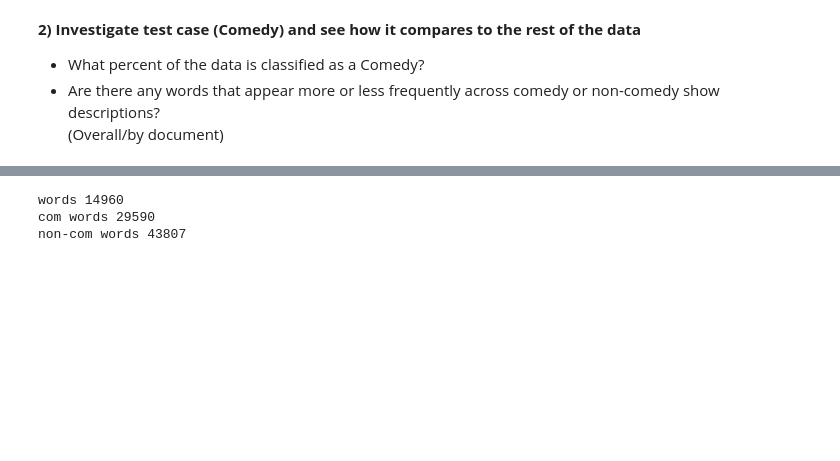
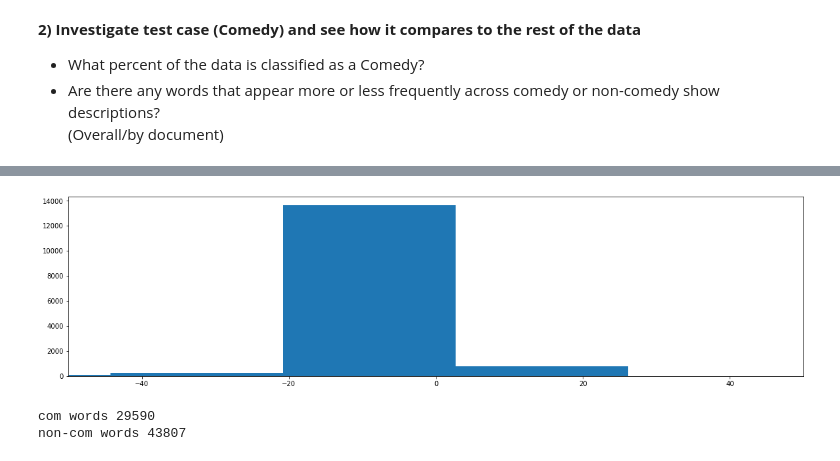
Before and after one commit to Johndsalas/netflix_genre_labeler, a Jupyter notebook: main.ipynb, the cells around one changed output, grey strips where cells are left out. Drawn from its saved outputs; the diff is of its cells as text; code cells hidden in the pictures; blank space fills up the shorter version.

```diff
--- a/main.ipynb
+++ b/main.ipynb
@@ -112,6 +115,11 @@ train.head()
+# %%
+e.get_hist(list_freq_count)
+# %% [output]
+[figure, added]
 # %%
-train_set_of_words = set(train['description'].apply(lambda value : value.split(' ')).explode('description').to_list())
-print("words", len(train_set_of_words))
+train_set_of_words = set(train['description'].apply(lambda value : value.split(' '))
+                                                 .explode('description')
+                                                 .to_list())
 
 comedy_word_list = train['description'][train.comedy == True].apply(lambda value : value.split(' ')).explode('description').to_list()
 print("com words", len(comedy_word_list))
@@ -119,7 +127,6 @@ print("com words", len(comedy_word_list))
 non_comedy_word_list = train['description'][train.comedy == False].apply(lambda value : value.split(' ')).explode('description').to_list()
 print("non-com words", len(non_comedy_word_list))
 # %% [output]
-words 14960
 com words 29590
 non-com words 43807
 # %%
```
Also changed, not shown: parts of 13 cells of this notebook, 1 other file.
